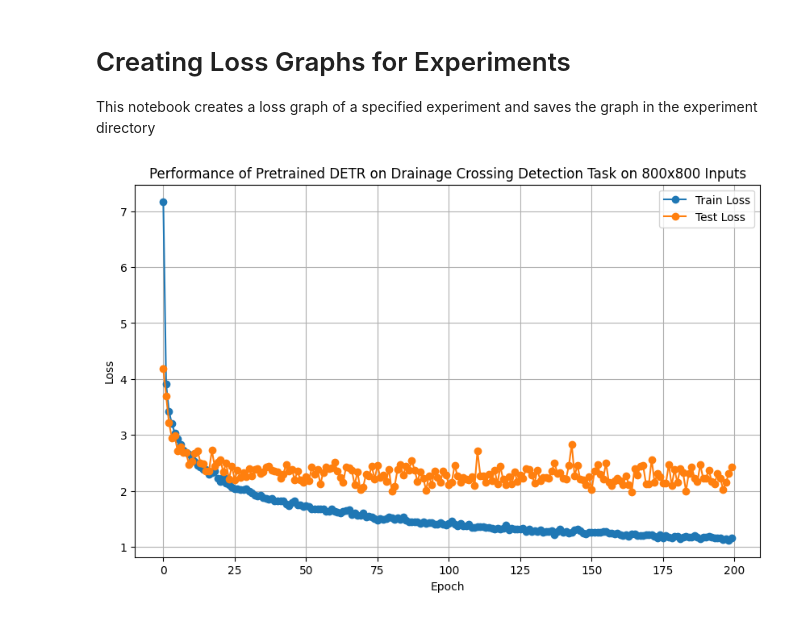
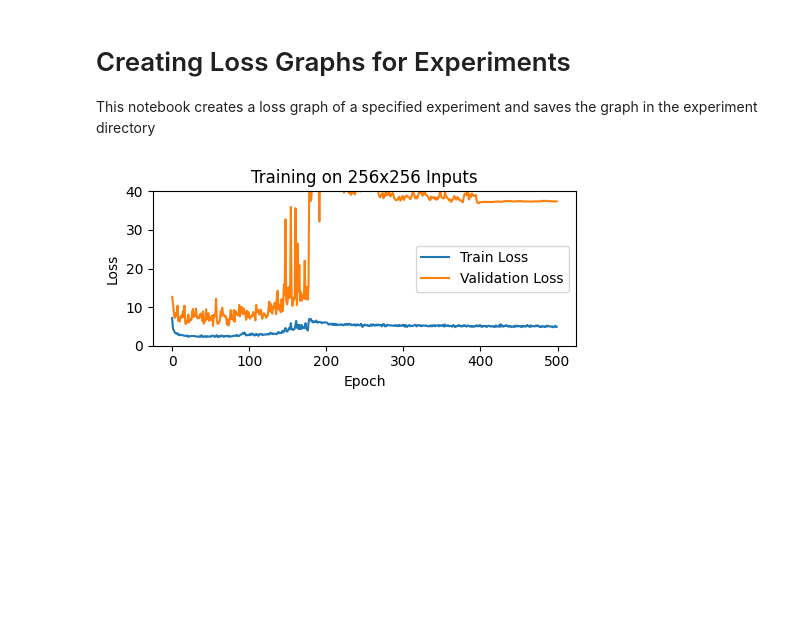
Before and after one commit to amirhnazerii/Transformer_OD_TPU, a Jupyter notebook: notebooks/visualization/training_graphs.ipynb, the cells around one changed output. Drawn from its saved outputs; the diff is of its cells as text; code cells hidden in the pictures; blank space fills up the shorter version.

```diff
--- a/notebooks/visualization/training_graphs.ipynb
+++ b/notebooks/visualization/training_graphs.ipynb
@@ -18,24 +18,28 @@ def read_dict_file(filename):
 # %%
 # use this cell to specify the crop scale and experiment name for visualization
 
-crop = 800
-experiment_name = f'detr_output_800_binary_skip'
+crop = 256
+experiment_name = f'detr_output_{crop}_binary_skip'
 # %%
 # generating and saving the loss graph
 
 savedir = os.path.join('/workspace', experiment_name)
 filename = os.path.join('/workspace', experiment_name, 'log.txt')
 df = read_dict_file(filename)
 
-plt.figure(figsize=(10, 6))
-plt.plot(df['epoch'], df['train_loss'], label='Train Loss', marker='o')
-plt.plot(df['epoch'], df['test_loss'], label='Test Loss', marker='o')
+plt.figure(figsize=(5, 2.5))
+plt.plot(df['epoch'], df['train_loss'], label='Train Loss', marker='')
+plt.plot(df['epoch'], df['test_loss'], label='Validation Loss', marker='')
 
 plt.xlabel('Epoch')
 plt.ylabel('Loss')
-plt.title(f'Performance of Pretrained DETR on Drainage Crossing Detection Task on {crop}x{crop} Inputs')
+
+plt.ylim(0,40)
+
+plt.title(f'Training on {crop}x{crop} Inputs')
 plt.legend()
-plt.grid(True)
-plt.savefig(os.path.join(savedir, 'training_graph.png'))
+plt.tight_layout()
+
+plt.savefig(os.path.join(savedir, f'{crop}_training_graph.png'))
 # %% [output]
-[figure, old version]
+[figure, new version]
```
Also changed, not shown: parts of 1 cell of this notebook, 22 other files.
